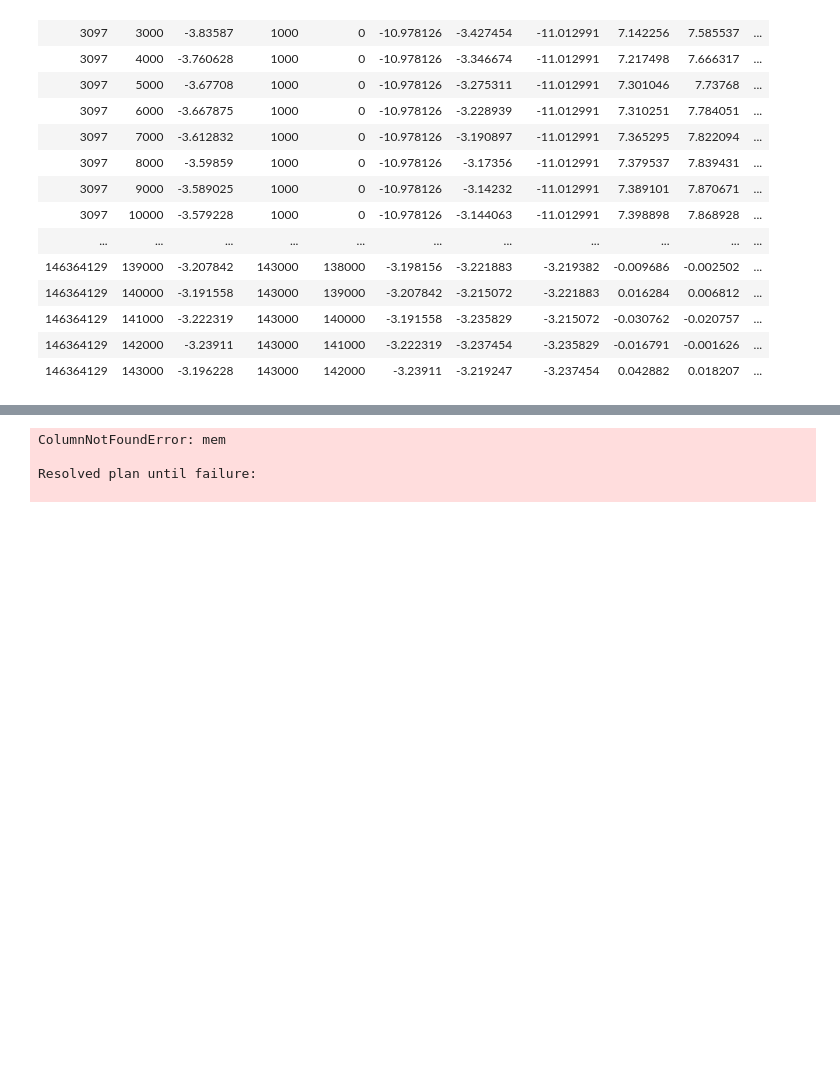
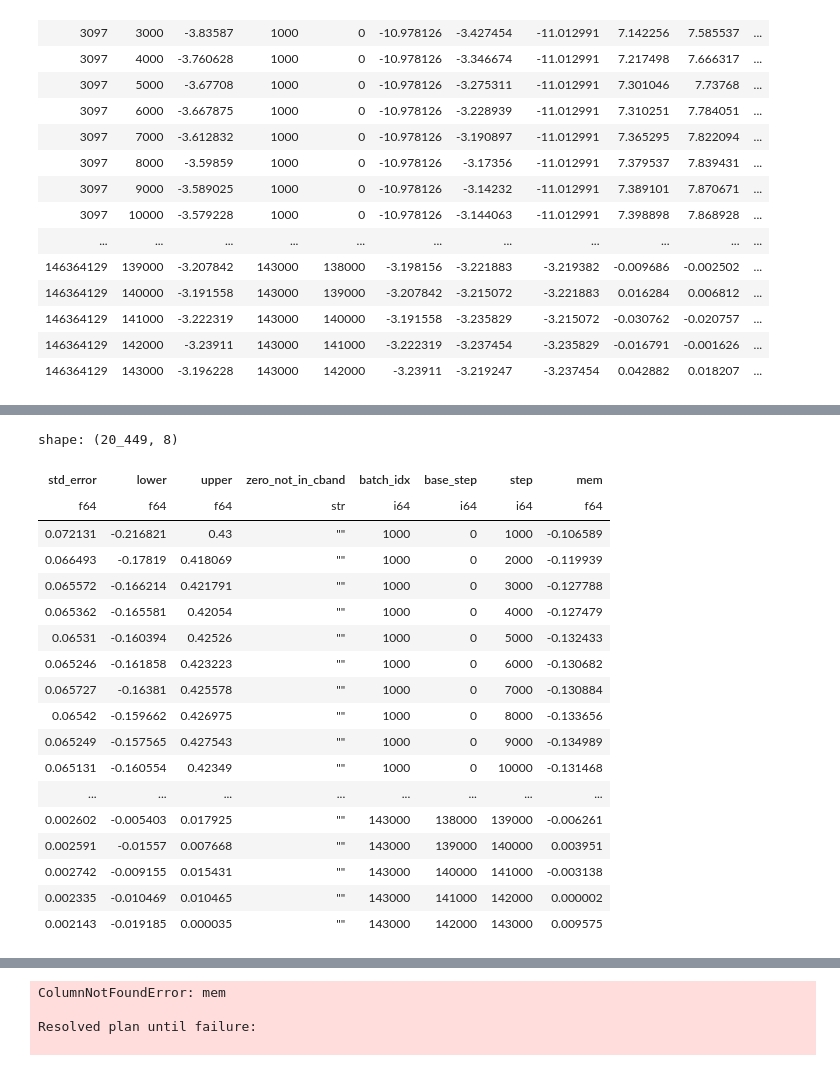
Before and after one commit to pietrolesci/memorisation-profiles, a Jupyter notebook: notebooks/analysis.ipynb, the cells around one changed output, grey strips where cells are left out. Saved outputs shown, nothing was run; the diff lists cells and outputs as text; code cells hidden in the pictures; blank space fills up the shorter version.

```diff
--- a/notebooks/analysis.ipynb
+++ b/notebooks/analysis.ipynb
@@ -316,0 +379,22 @@ print(attgt_results)
+# %%
+mem_df
+# %% [output]
+shape: (20_449, 8)
+| std_error | lower | upper | zero_not_in_cband | batch_idx | base_step | step | mem |
+| f64 | f64 | f64 | str | i64 | i64 | i64 | f64 |
+| 0.072131 | -0.216821 | 0.43 | "" | 1000 | 0 | 1000 | -0.106589 |
+| 0.066493 | -0.17819 | 0.418069 | "" | 1000 | 0 | 2000 | -0.119939 |
+| 0.065572 | -0.166214 | 0.421791 | "" | 1000 | 0 | 3000 | -0.127788 |
+| 0.065362 | -0.165581 | 0.42054 | "" | 1000 | 0 | 4000 | -0.127479 |
+| 0.06531 | -0.160394 | 0.42526 | "" | 1000 | 0 | 5000 | -0.132433 |
+| 0.065246 | -0.161858 | 0.423223 | "" | 1000 | 0 | 6000 | -0.130682 |
+| 0.065727 | -0.16381 | 0.425578 | "" | 1000 | 0 | 7000 | -0.130884 |
+| 0.06542 | -0.159662 | 0.426975 | "" | 1000 | 0 | 8000 | -0.133656 |
+| 0.065249 | -0.157565 | 0.427543 | "" | 1000 | 0 | 9000 | -0.134989 |
+| 0.065131 | -0.160554 | 0.42349 | "" | 1000 | 0 | 10000 | -0.131468 |
+| ... | ... | ... | ... | ... | ... | ... | ... |
+| 0.002602 | -0.005403 | 0.017925 | "" | 143000 | 138000 | 139000 | -0.006261 |
+| 0.002591 | -0.01557 | 0.007668 | "" | 143000 | 139000 | 140000 | 0.003951 |
+| 0.002742 | -0.009155 | 0.015431 | "" | 143000 | 140000 | 141000 | -0.003138 |
+| 0.002335 | -0.010469 | 0.010465 | "" | 143000 | 141000 | 142000 | 0.000002 |
+| 0.002143 | -0.019185 | 0.000035 | "" | 143000 | 142000 | 143000 | 0.009575 |
```
Also changed, not shown: parts of 10 cells of this notebook.
